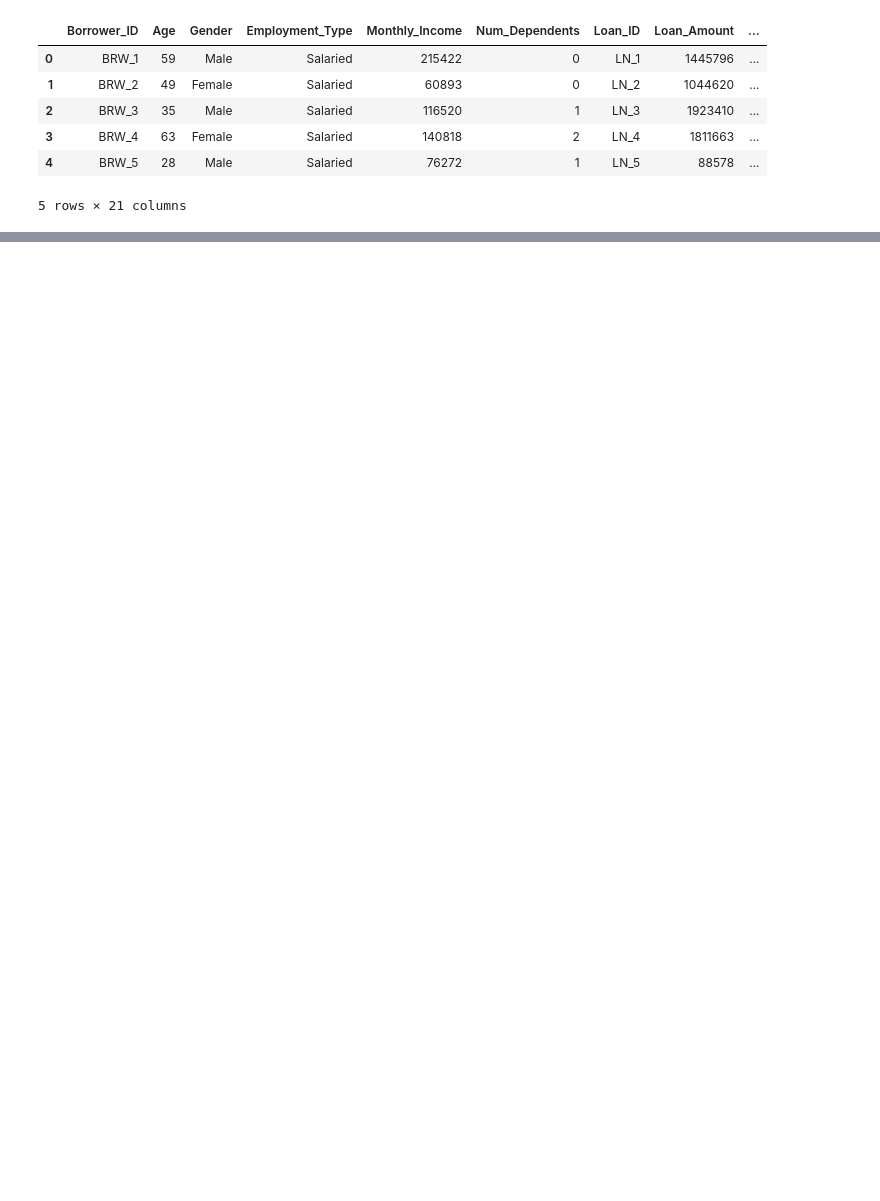
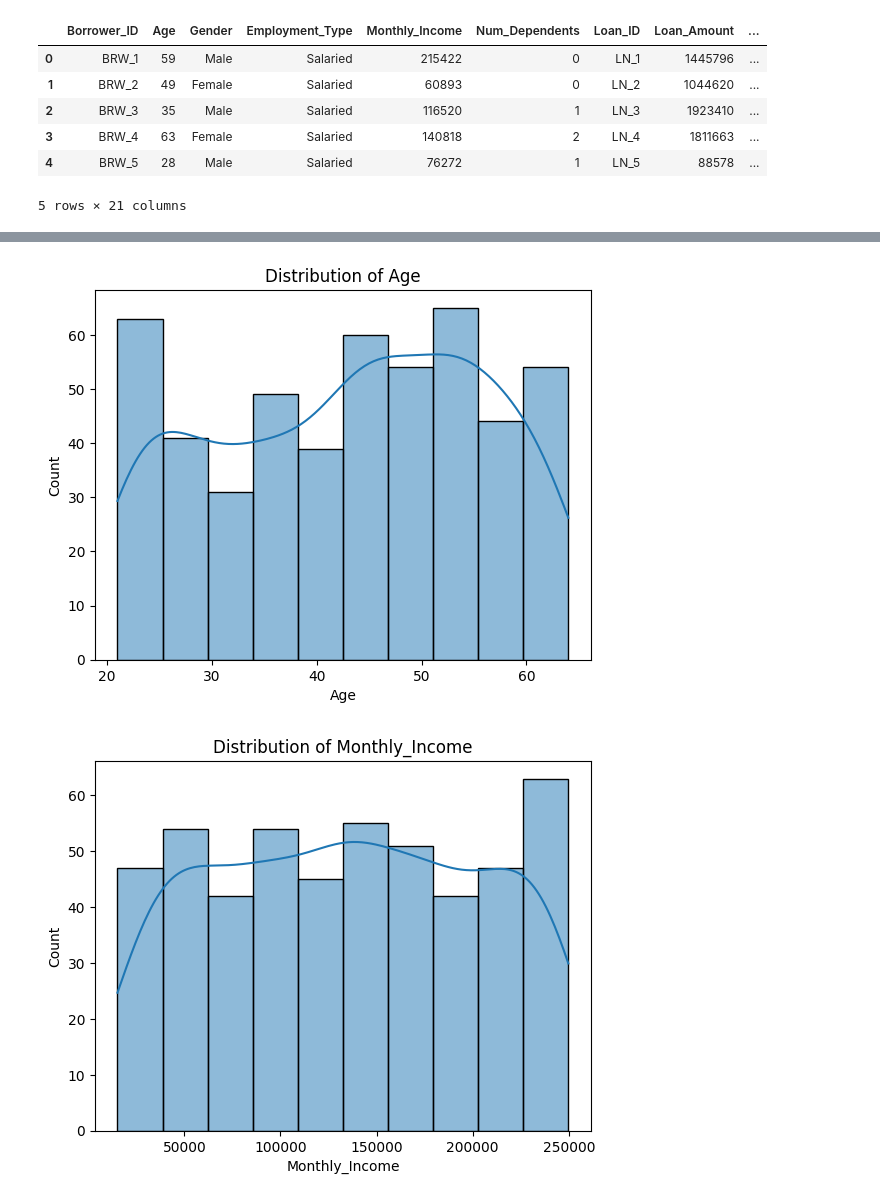
Before and after one commit to uday899/CreditPathAI, a Jupyter notebook: creditpathAI.ipynb, the cells around one changed output, grey strips where cells are left out. Cells and saved outputs as stored; diff of their text form; code cells hidden in the pictures; blank space fills up the shorter version.

```diff
--- a/creditpathAI.ipynb
+++ b/creditpathAI.ipynb
@@ -17,0 +69,8 @@ df.head()
+# %%
+df=df.drop(['Borrower_ID', 'Loan_ID'] ,axis=1, errors='ignore')
+# %%
+import matplotlib.pyplot as plt
+import seaborn as sns
+
+num_cols = df.select_dtypes(include=['int64','float64']).columns
+df[num_cols].describe()
@@ -17,0 +87,9 @@ df.head()
+# %%
+for col in num_cols:
+    plt.figure()
+    sns.histplot(df[col], kde=True)
+    plt.title(f"Distribution of {col}")
+    plt.show()
+# %% [output]
+[figure, added]
+[figure, added]
```
Also changed, not shown: parts of 7 cells of this notebook.
